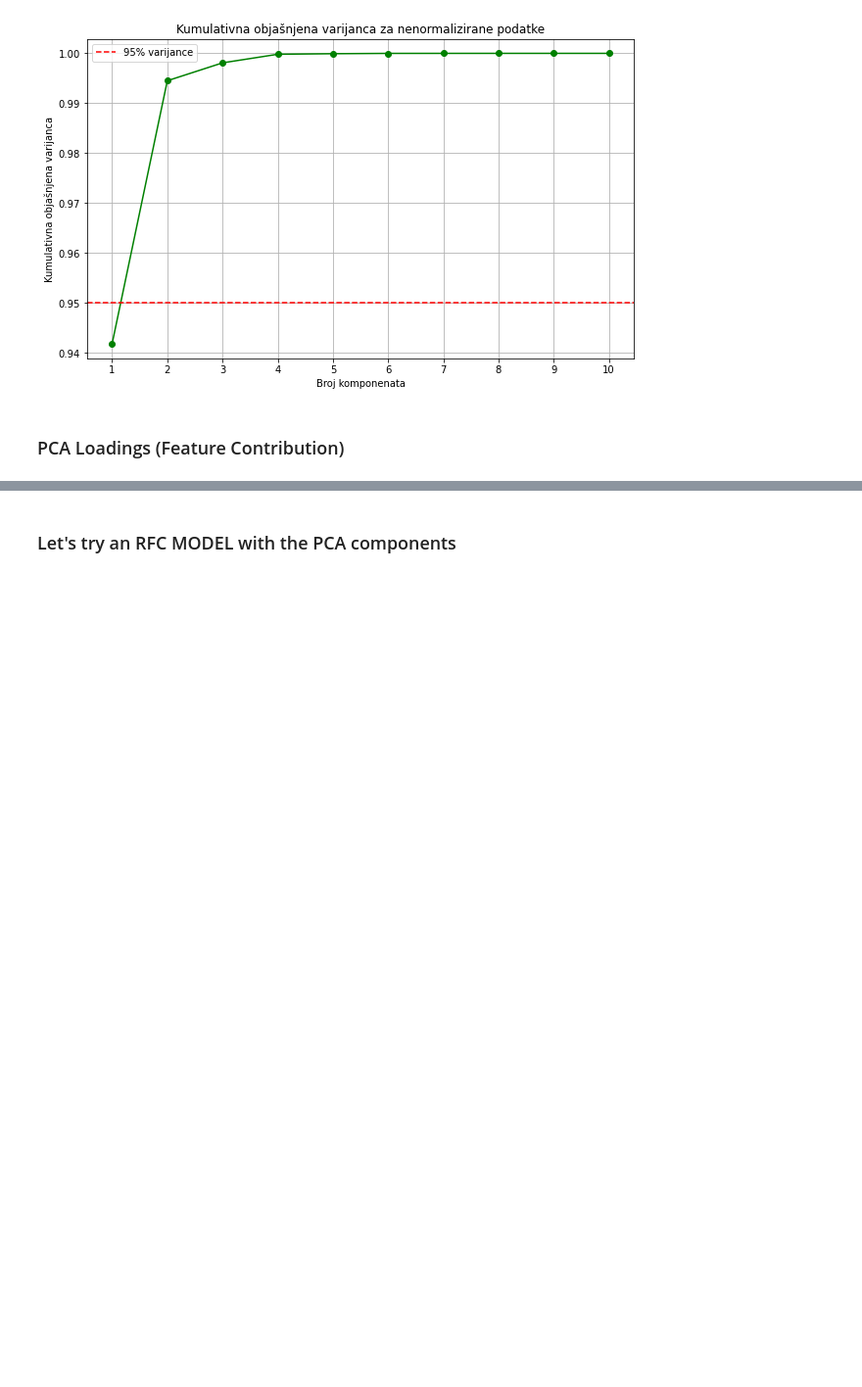
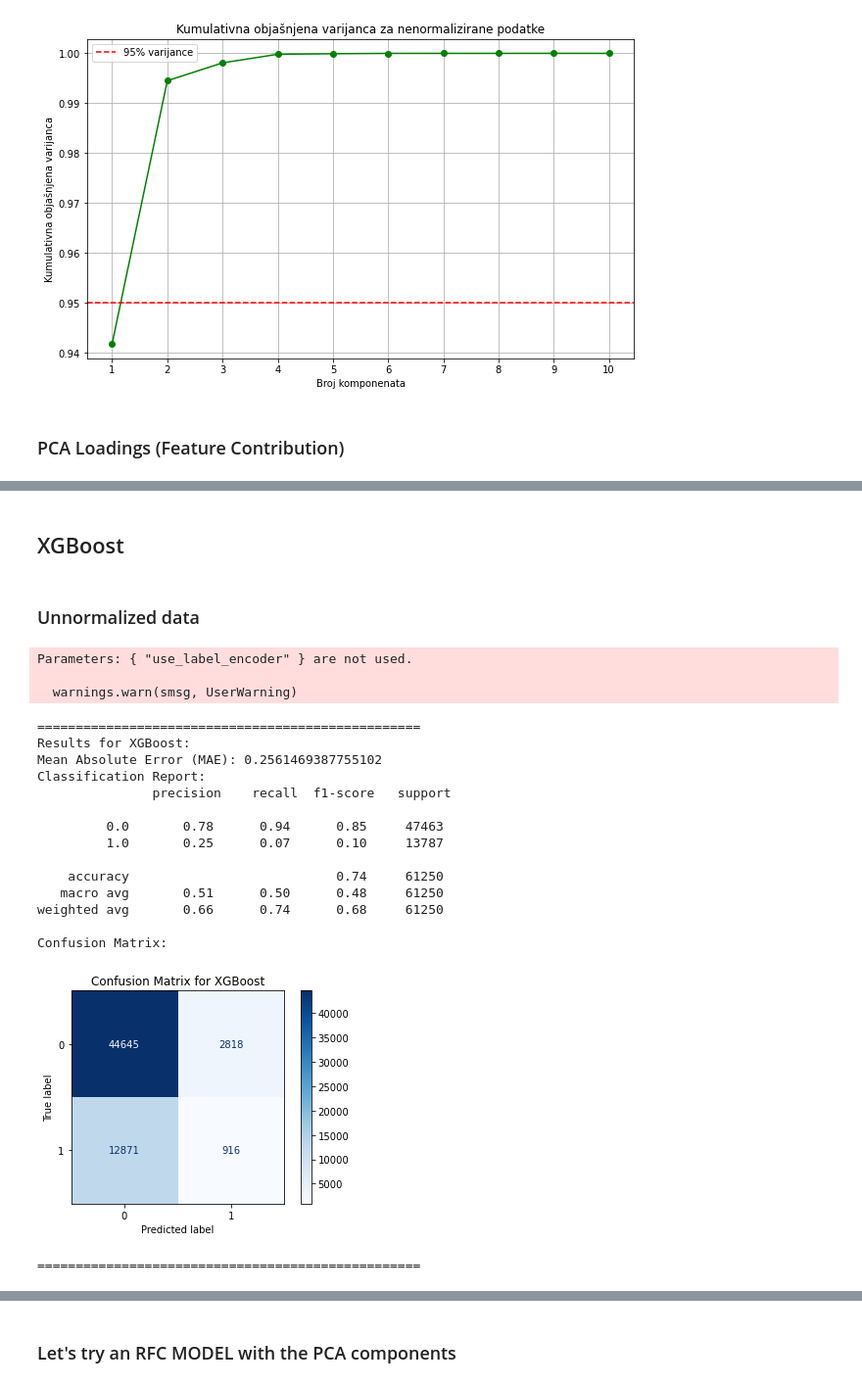
Before and after one commit to jurajtodic/AirQualityDetection, a Jupyter notebook: main.ipynb, the cells around one changed output, grey strips where cells are left out. Shown at 98% size. Saved outputs shown, nothing was run; the diff lists cells and outputs as text; code cells hidden in the pictures; blank space fills up the shorter version.

```diff
--- a/main.ipynb
+++ b/main.ipynb
@@ -848,0 +625,58 @@ plt.show()
+# %%
+from sklearn.metrics import accuracy_score, f1_score, confusion_matrix, classification_report, mean_absolute_error
+from sklearn.metrics import ConfusionMatrixDisplay
+
+def evaluate_model(y_pred, y_test, name):
+    y_pred_numeric = y_pred.astype(float)
+    y_test_numeric = y_test.astype(float)
+    acc = accuracy_score(y_test, y_pred)
+    f1 = f1_score(y_test, y_pred)
+    cm = confusion_matrix(y_test, y_pred)
+    mae = mean_absolute_error(y_test_numeric, y_pred_numeric)
+
+    print("="*50)
+    print(f"Results for {name}:")
+    print("Mean Absolute Error (MAE):", mae)
+    #print("Accuracy:", acc)
+    #print("F1 Score:", f1)
+    print("Classification Report:\n", classification_report(y_test, y_pred))
+    print("Confusion Matrix:\n")
+    disp = ConfusionMatrixDisplay(confusion_matrix=cm, display_labels=[0, 1])
+    disp.plot(cmap=plt.cm.Blues)
+    plt.title(f"Confusion Matrix for {name}")
+    plt.show()
+    print("="*50)
+# %% [markdown]
+## XGBoost
+# %% [markdown]
+### Unnormalized data
+# %%
+from xgboost import XGBClassifier
+
+X = merged_df[['NetADC_CO-CO_ug']].values
+y = merged_df[['any_door_open']].values
+X_train, X_test, y_train, y_test = train_test_split(X, y, test_size=0.2, shuffle=False)
+xgb = XGBClassifier(use_label_encoder=False, eval_metric='logloss')
+xgb.fit(X_train, y_train)
+y_pred = xgb.predict(X_test)
+evaluate_model(y_pred, y_test, "XGBoost")
+# %% [output]
+Parameters: { "use_label_encoder" } are not used.
+
+  warnings.warn(smsg, UserWarning)
+==================================================
+Results for XGBoost:
+Mean Absolute Error (MAE): 0.2561469387755102
+Classification Report:
+               precision    recall  f1-score   support
+
+         0.0       0.78      0.94      0.85     47463
+         1.0       0.25      0.07      0.10     13787
+
+    accuracy                           0.74     61250
+   macro avg       0.51      0.50      0.48     61250
+weighted avg       0.66      0.74      0.68     61250
+
+Confusion Matrix:
+[figure, added]
+==================================================
```
Also changed, not shown: parts of 66 cells of this notebook, 1 other file.
